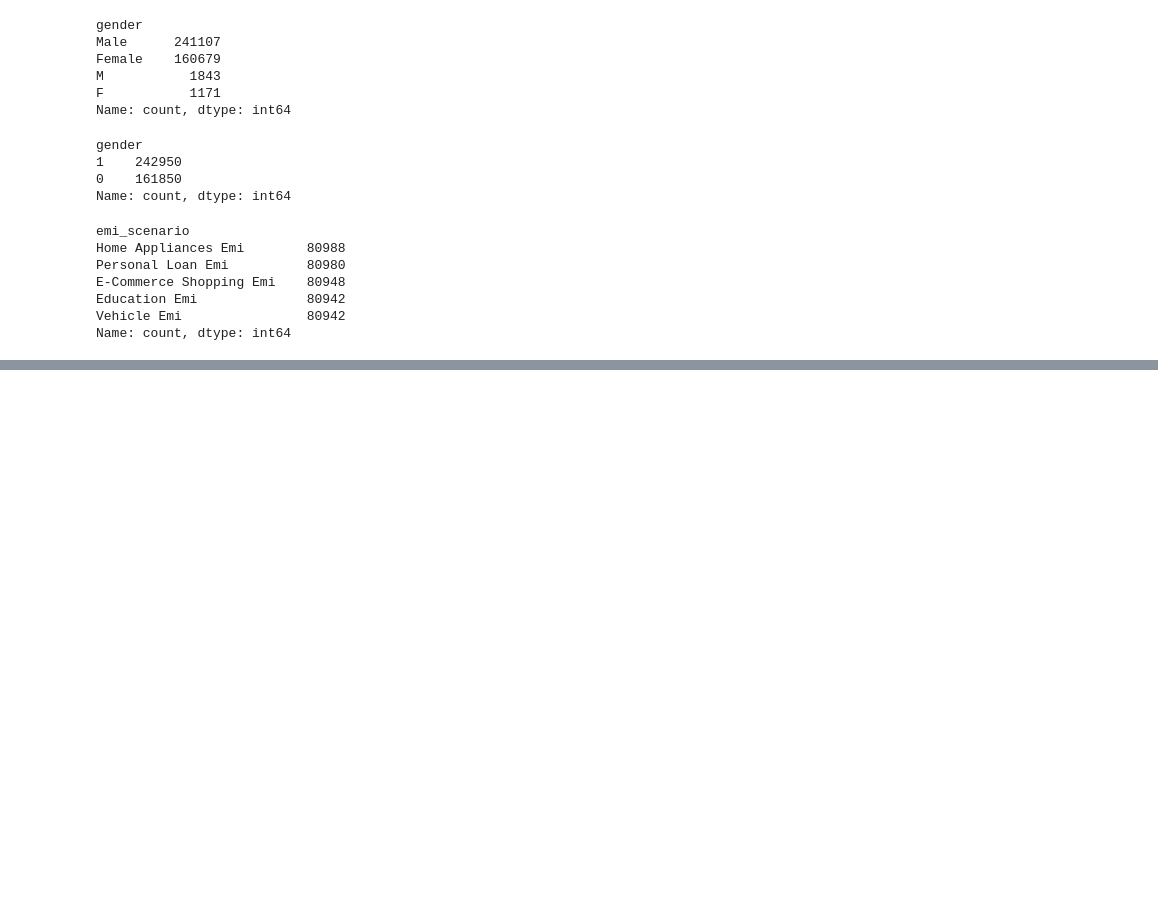
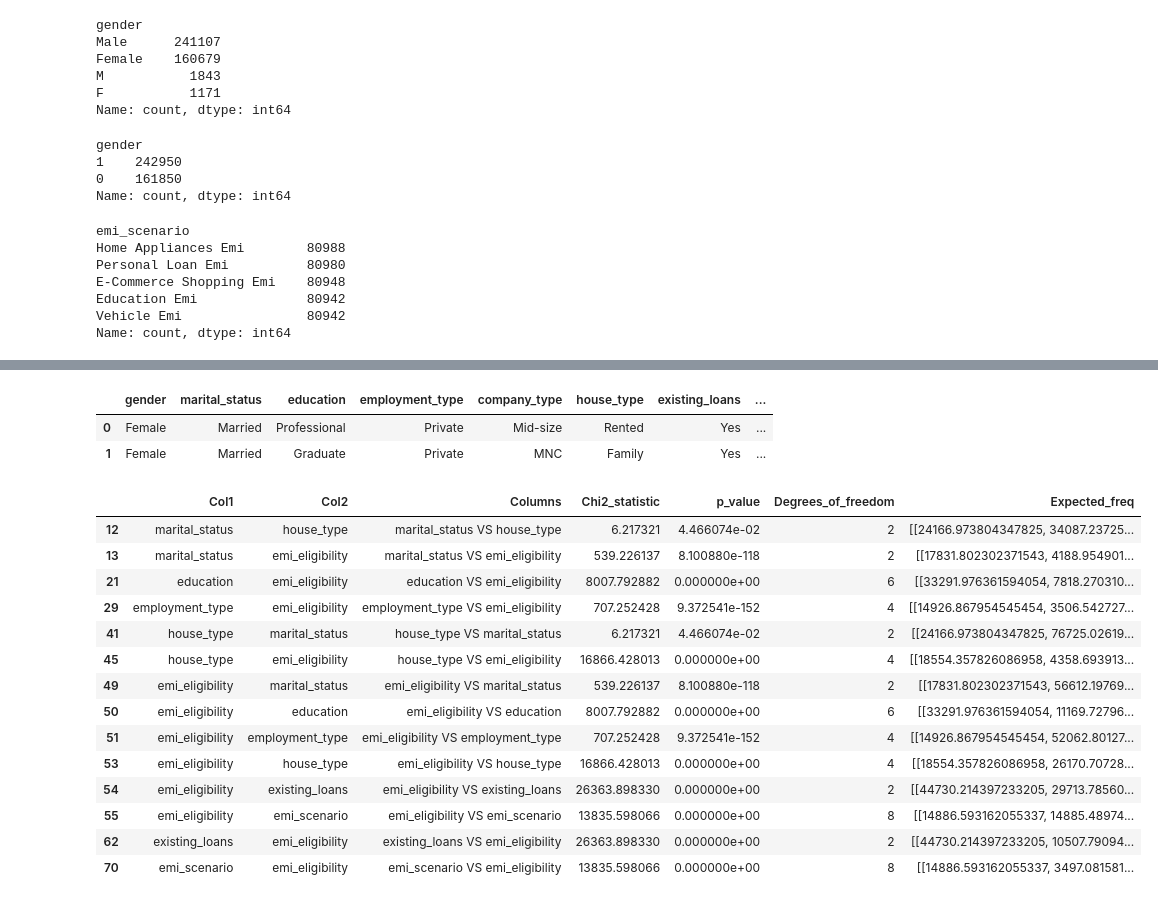
Before and after one commit to sushantkas/Project-5, a Jupyter notebook: EDA_processing.ipynb, the cells around one changed output, grey strips where cells are left out. Cells and saved outputs as stored; diff of their text form; code cells hidden in the pictures; blank space fills up the shorter version.

```diff
--- a/EDA_processing.ipynb
+++ b/EDA_processing.ipynb
@@ -363,0 +373,25 @@ Name: count, dtype: int64
+# %%
+def chi_test(col: list, x_data=x_data):
+    from scipy.stats import chi2_contingency
+    data=pd.DataFrame()
+    col1, col2 =[], []
+    chi2, p, dof, expected = [], [], [], []
+    col_vs_col = []
+    for i in col:
+        for j in col:
+            if i != j:
+                contingency_table = pd.crosstab(x_data[i], x_data[j])
+                chi2_stat, p_value, dof_val, expected_val = chi2_contingency(contingency_table)
+                col1.append(f"{i}")
+                col2.append(f"{j}")
+                col_vs_col.append( f"{i} VS {j}")
+                chi2.append(chi2_stat)
+                p.append(p_value)
+                dof.append(dof_val)
+                expected.append(expected_val)
+    data=pd.DataFrame({"Col1": col1, "Col2": col2,"Columns":col_vs_col,
+                       "Chi2_statistic":chi2,
+                          "p_value":p,
+                            "Degrees_of_freedom":dof,
+                                "Expected_freq":expected})
+    return data
@@ -363,0 +479,30 @@ Name: count, dtype: int64
+# %%
+emi_pred.select_dtypes(include=['object']).head(2)
+# %% [output]
+|  | gender | marital_status | education | employment_type | company_type | house_type | existing_loans | ... |
+| 0 | Female | Married | Professional | Private | Mid-size | Rented | Yes | ... |
+| 1 | Female | Married | Graduate | Private | MNC | Family | Yes | ... |
+# %%
+categorical_columns = [
+    'gender', 'marital_status', 'education', 'employment_type', 'company_type', 'house_type','emi_eligibility','existing_loans','emi_scenario'
+]
+# %%
+chi_result=chi_test(categorical_columns, x_data=emi_pred_new)
+# %%
+chi_result[chi_result["p_value"]<0.05]
+# %% [output]
+|  | Col1 | Col2 | Columns | Chi2_statistic | p_value | Degrees_of_freedom | Expected_freq |
+| 12 | marital_status | house_type | marital_status VS house_type | 6.217321 | 4.466074e-02 | 2 | [[24166.973804347825, 34087.23725... |
+| 13 | marital_status | emi_eligibility | marital_status VS emi_eligibility | 539.226137 | 8.100880e-118 | 2 | [[17831.802302371543, 4188.954901... |
+| 21 | education | emi_eligibility | education VS emi_eligibility | 8007.792882 | 0.000000e+00 | 6 | [[33291.976361594054, 7818.270310... |
+| 29 | employment_type | emi_eligibility | employment_type VS emi_eligibility | 707.252428 | 9.372541e-152 | 4 | [[14926.867954545454, 3506.542727... |
+| 41 | house_type | marital_status | house_type VS marital_status | 6.217321 | 4.466074e-02 | 2 | [[24166.973804347825, 76725.02619... |
+| 45 | house_type | emi_eligibility | house_type VS emi_eligibility | 16866.428013 | 0.000000e+00 | 4 | [[18554.357826086958, 4358.693913... |
+| 49 | emi_eligibility | marital_status | emi_eligibility VS marital_status | 539.226137 | 8.100880e-118 | 2 | [[17831.802302371543, 56612.19769... |
+| 50 | emi_eligibility | education | emi_eligibility VS education | 8007.792882 | 0.000000e+00 | 6 | [[33291.976361594054, 11169.72796... |
+| 51 | emi_eligibility | employment_type | emi_eligibility VS employment_type | 707.252428 | 9.372541e-152 | 4 | [[14926.867954545454, 52062.80127... |
+| 53 | emi_eligibility | house_type | emi_eligibility VS house_type | 16866.428013 | 0.000000e+00 | 4 | [[18554.357826086958, 26170.70728... |
+| 54 | emi_eligibility | existing_loans | emi_eligibility VS existing_loans | 26363.898330 | 0.000000e+00 | 2 | [[44730.214397233205, 29713.78560... |
+| 55 | emi_eligibility | emi_scenario | emi_eligibility VS emi_scenario | 13835.598066 | 0.000000e+00 | 8 | [[14886.593162055337, 14885.48974... |
+| 62 | existing_loans | emi_eligibility | existing_loans VS emi_eligibility | 26363.898330 | 0.000000e+00 | 2 | [[44730.214397233205, 10507.79094... |
+| 70 | emi_scenario | emi_eligibility | emi_scenario VS emi_eligibility | 13835.598066 | 0.000000e+00 | 8 | [[14886.593162055337, 3497.081581... |
```
Also changed, not shown: parts of 44 cells of this notebook.
